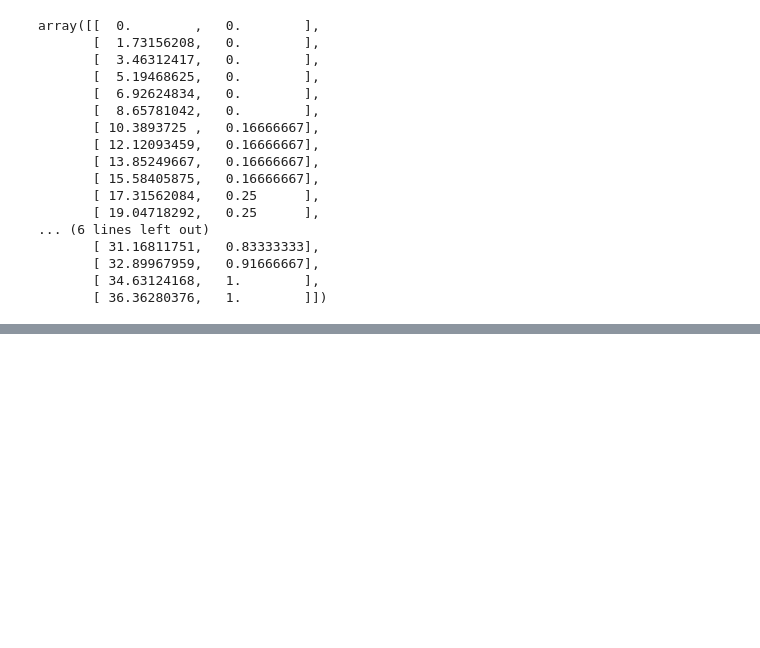
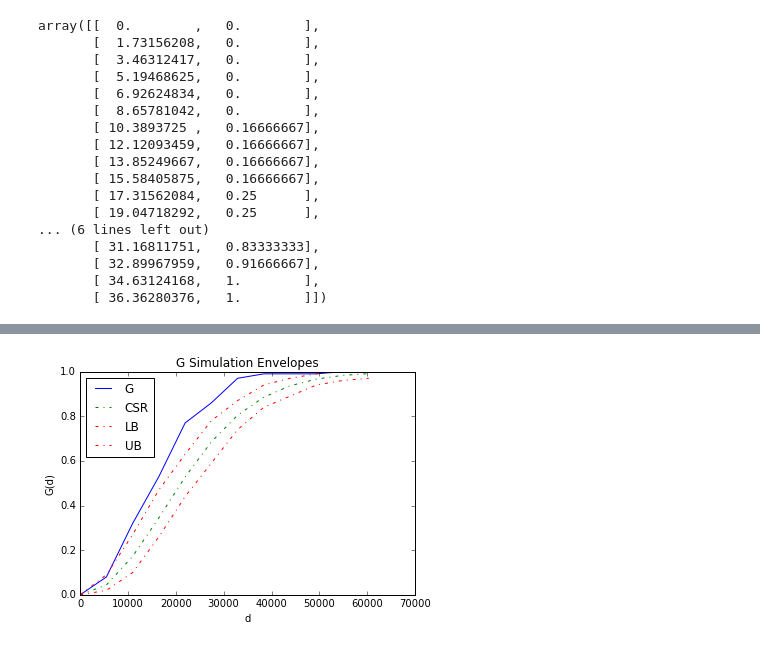
Before and after one commit to pysal/pointpats, a Jupyter notebook: distance_statistics.ipynb, the cells around one changed output, grey strips where cells are left out. Drawn from its saved outputs; the diff is of its cells as text; code cells hidden in the pictures; blank space fills up the shorter version.

```diff
--- a/distance_statistics.ipynb
+++ b/distance_statistics.ipynb
@@ -207,0 +97,5 @@ plt.plot(x, high, 'r-.')
+# %%
+genv_bb = Genv(pp_bb, realizations=csrs)
+genv_bb.plot()
+# %% [output]
+[figure, added]
```
Also changed, not shown: parts of 45 cells of this notebook, 1 other file.
